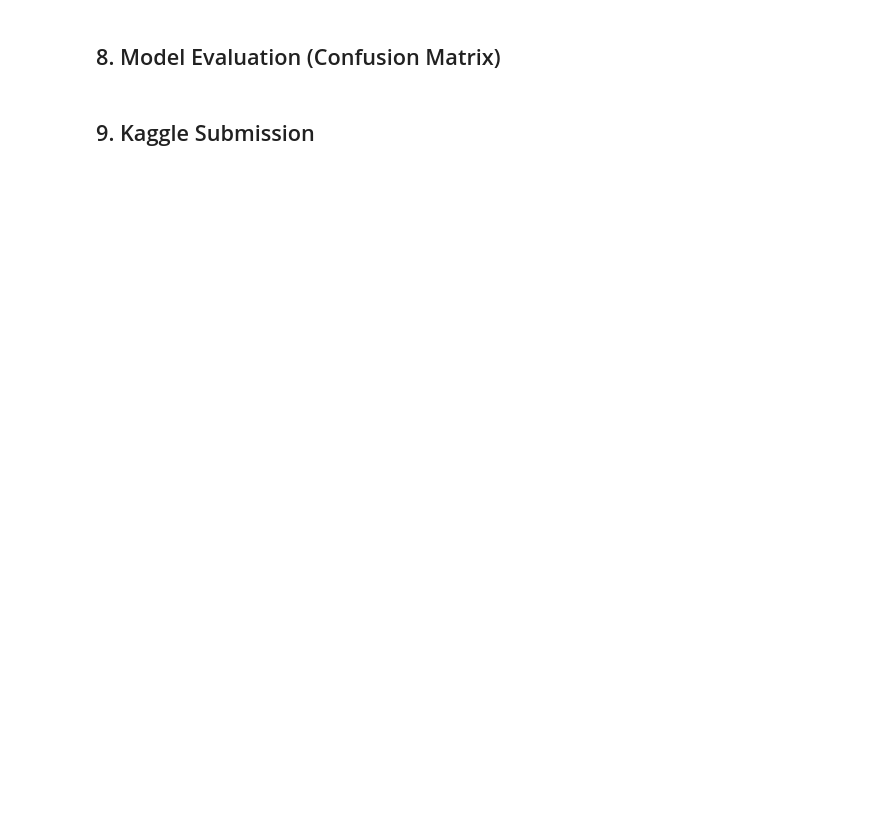
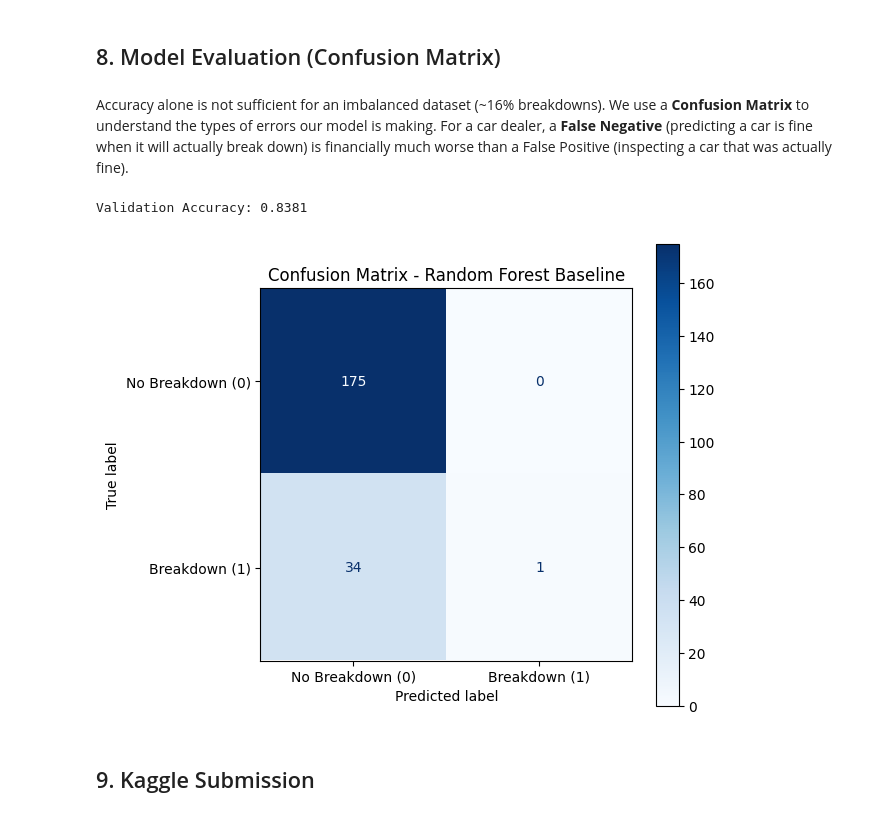
Before and after one commit to IlliaKrivoruchko/Car_Breakdown, a Jupyter notebook: Car_Breakdown_Team7.ipynb, the cells around one changed output. Drawn from its saved outputs; the diff is of its cells as text; code cells hidden in the pictures; blank space fills up the shorter version.

```diff
--- a/Car_Breakdown_Team7.ipynb
+++ b/Car_Breakdown_Team7.ipynb
@@ -207,4 +209,28 @@ print("Random Forest model successfully trained!")
 # %% [markdown]
 ## 8. Model Evaluation (Confusion Matrix)
+# %% [markdown]
+Accuracy alone is not sufficient for an imbalanced dataset (~16% breakdowns). We use a **Confusion Matrix** to understand the types of errors our model is making.
+For a car dealer, a **False Negative** (predicting a car is fine when it will actually break down) is financially much worse than a False Positive (inspecting a car that was actually fine).
+# %%
+from sklearn.metrics import confusion_matrix, accuracy_score, ConfusionMatrixDisplay
+
+# 1. Make predictions on our local validation set
+y_pred = rf_model.predict(X_val)
+
+# 2. Calculate general accuracy
+val_accuracy = accuracy_score(y_val, y_pred)
+print(f"Validation Accuracy: {val_accuracy:.4f}\n")
+
+# 3. Generate and plot the Confusion Matrix
+cm = confusion_matrix(y_val, y_pred)
+disp = ConfusionMatrixDisplay(confusion_matrix=cm, display_labels=['No Breakdown (0)', 'Breakdown (1)'])
+
+fig, ax = plt.subplots(figsize=(6, 6))
+disp.plot(cmap='Blues', ax=ax, values_format='d')
+plt.title('Confusion Matrix - Random Forest Baseline')
+plt.show()
+# %% [output]
+Validation Accuracy: 0.8381
+[figure, added]
 # %% [markdown]
 ## 9. Kaggle Submission
```
Also changed, not shown: parts of 3 cells of this notebook, 1 other file.
